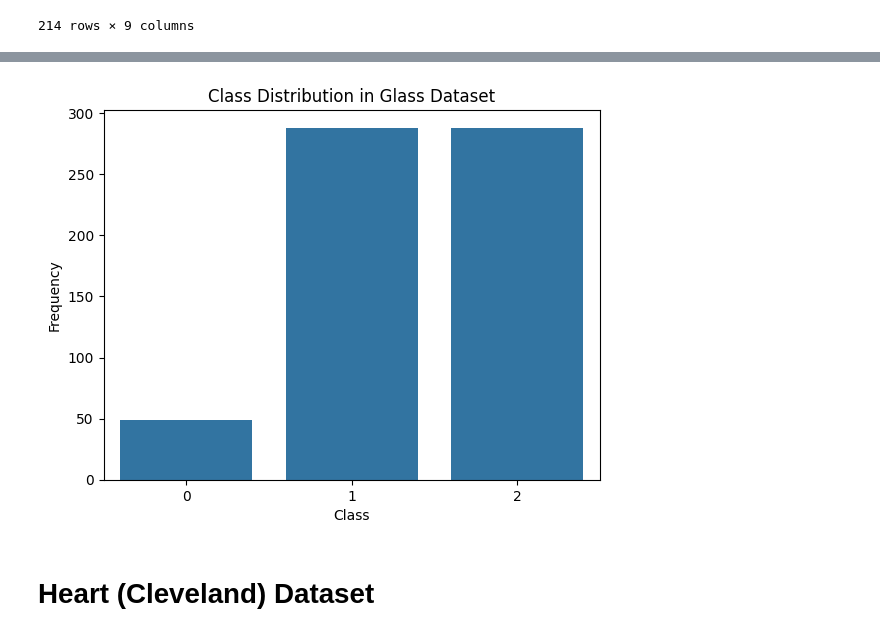
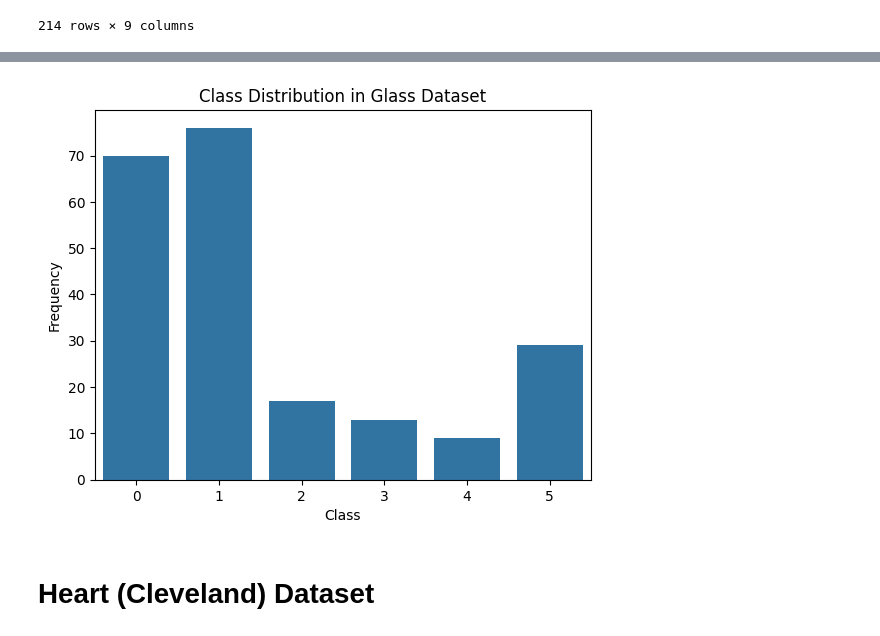
Before and after one commit to fokrey/ML-Project-Skoltech-2024-, a Jupyter notebook: data_download.ipynb, the cells around one changed output, grey strips where cells are left out. Cells and saved outputs as stored; diff of their text form; code cells hidden in the pictures.

```diff
--- a/data_download.ipynb
+++ b/data_download.ipynb
@@ -225,6 +225,3 @@ X_glass
 | 212 | 1.51651 | 14.38 | 0.00 | 1.94 | 73.61 | 0.00 | 8.48 | 1.57 | 0.0 |
 | 213 | 1.51711 | 14.23 | 0.00 | 2.08 | 73.36 | 0.00 | 8.62 | 1.67 | 0.0 |
 214 rows × 9 columns
-# %%
-y_glass = y_glass['Type_of_glass']
-y_glass
@@ -244,12 +228,14 @@ Name: Type_of_glass, Length: 214, dtype: int64
+# %%
+y_glass = pd.Series(label_encoder.fit_transform(y_glass))
 # %%
-sns.countplot(x=y_balance_scale)
+sns.countplot(x=y_glass)
 
 plt.xlabel('Class')
 plt.ylabel('Frequency')
 plt.title('Class Distribution in Glass Dataset')
 plt.show()
 # %% [output]
-[figure, old version]
+[figure, new version]
 # %%
 X_glass.to_csv('data/X_glass', index=False)
 y_glass.to_csv('data/y_glass', index=False)
```
Also changed, not shown: parts of 2 cells of this notebook, 9 other files.
